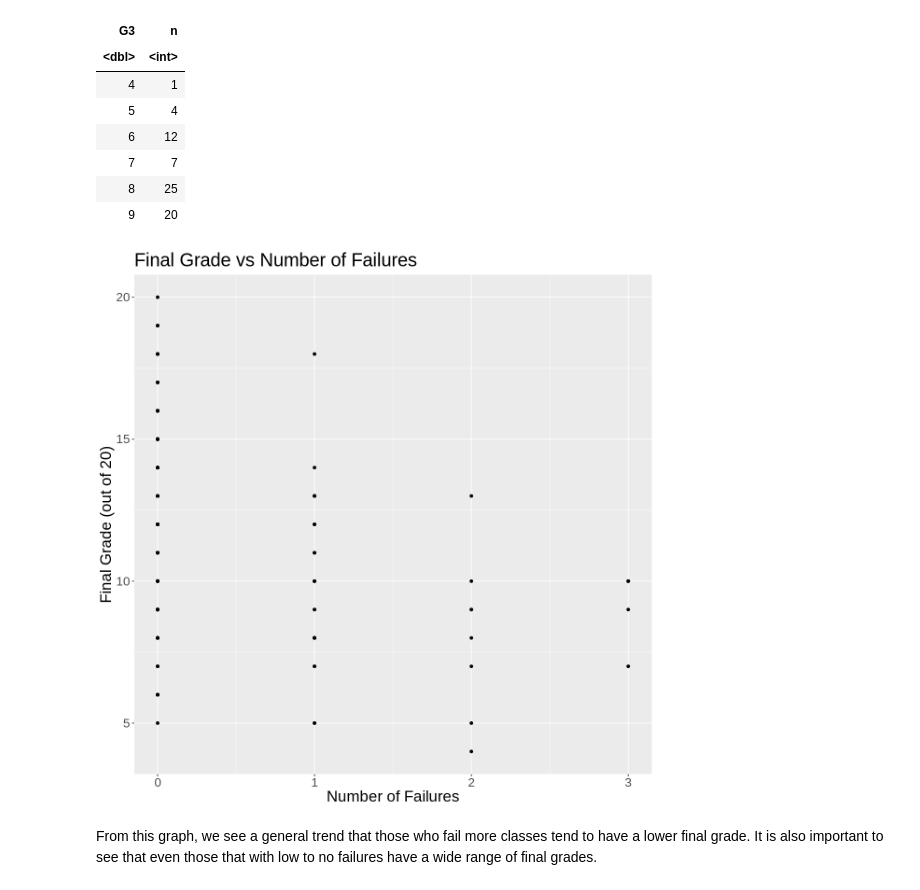
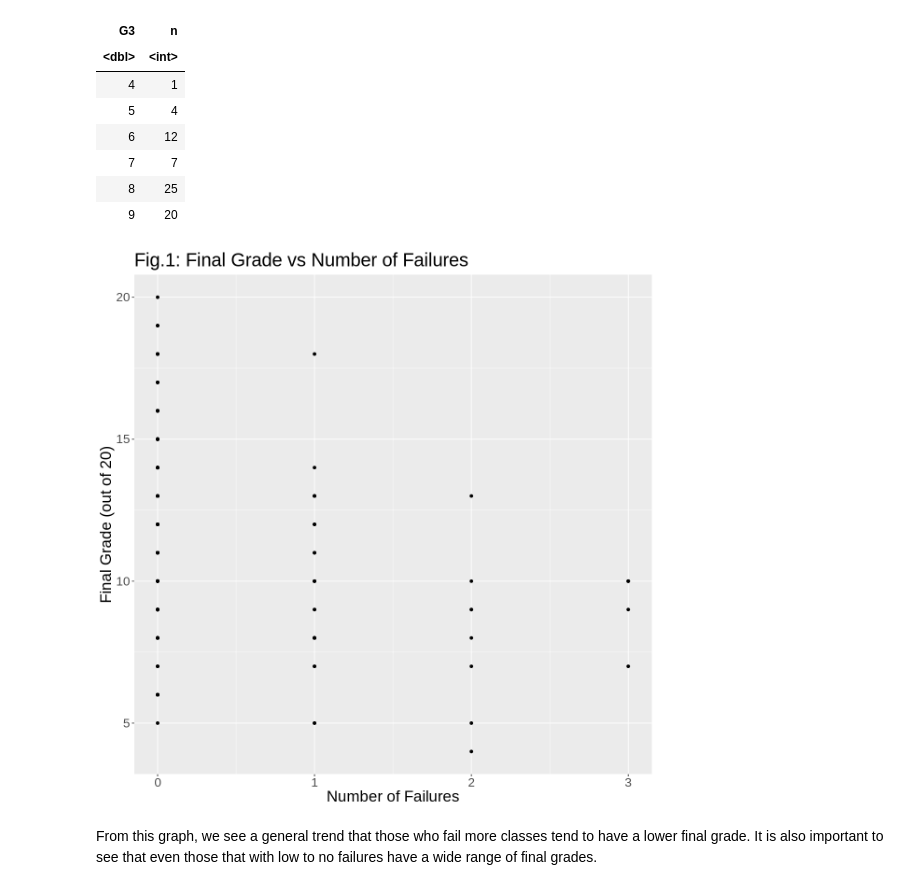
Before and after one commit to FelixNg21/DSCI100-project, a Jupyter notebook: Classification work.ipynb, the cells around one changed output. Cells and saved outputs as stored; diff of their text form; code cells hidden in the pictures.

```diff
--- a/Classification work.ipynb
+++ b/Classification work.ipynb
@@ -219,14 +219,13 @@ A tibble: 6 × 2
 # %%
 # Exploratory plot of Final Grade vs Number of Failures
 student_plot <- ggplot(student_train, aes(x = failures, y = G3)) +
     geom_point() +
     labs(x = "Number of Failures" , y = "Final Grade (out of 20)") +
-    ggtitle("Figure 1") +
     theme(text = element_text(size = 20)) +
-    ggtitle("Final Grade vs Number of Failures")
+    ggtitle("Fig.1: Final Grade vs Number of Failures")
 student_plot
 # %% [output]
-[figure, old version]
+[figure, new version]
 # %% [markdown]
 From this graph, we see a general trend that those who fail more classes tend to have a lower final grade. It is also important to see that even those that with low to no failures have a wide range of final grades.
 # %%
```
Also changed, not shown: parts of 12 cells of this notebook.
